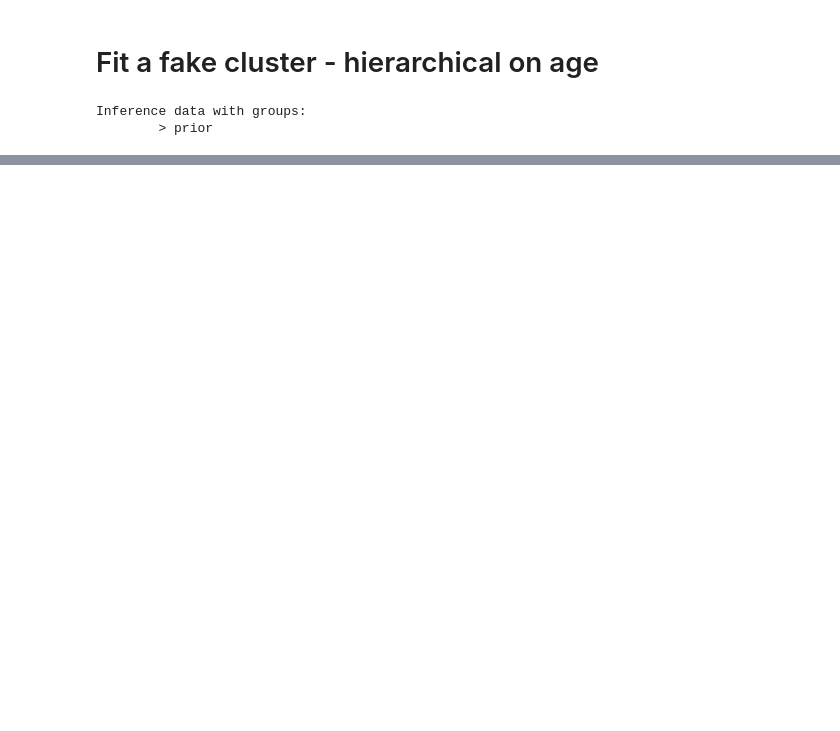
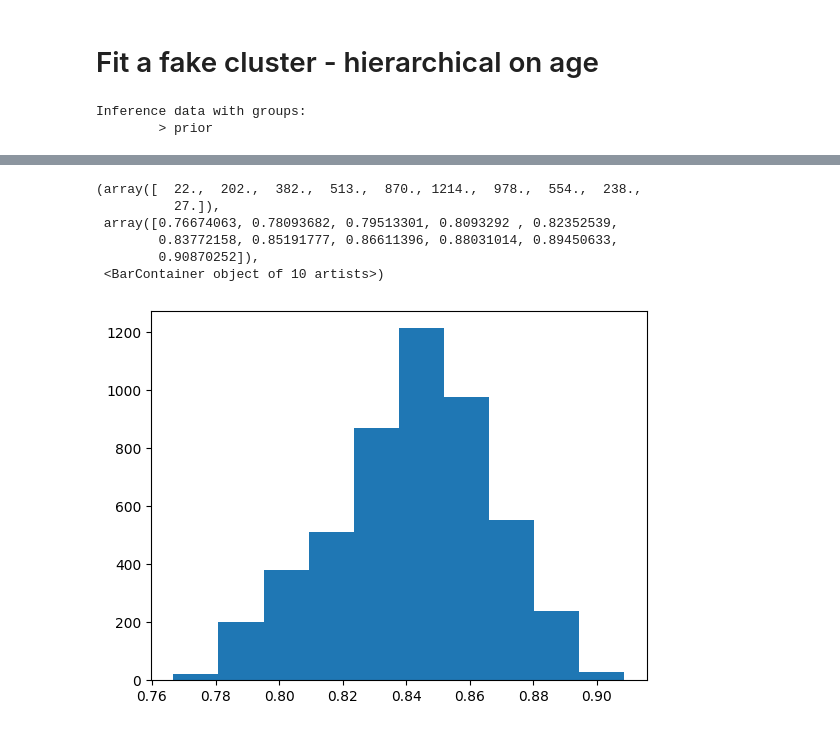
Before and after one commit to ehatt98/M4-hierarchical, a Jupyter notebook: notebooks/single-star-real.ipynb, the cells around one changed output, grey strips where cells are left out. Cells and saved outputs as stored; diff of their text form; code cells hidden in the pictures; blank space fills up the shorter version.

Commit message:
tests with Maddy's data

```diff
--- a/notebooks/single-star-real.ipynb
+++ b/notebooks/single-star-real.ipynb
@@ -336,0 +277,10 @@ H22
+# %%
+plt.hist(data['posterior']['massini'][0])
+# %% [output]
+(array([  22.,  202.,  382.,  513.,  870., 1214.,  978.,  554.,  238.,
+          27.]),
+ array([0.76674063, 0.78093682, 0.79513301, 0.8093292 , 0.82352539,
+        0.83772158, 0.85191777, 0.86611396, 0.88031014, 0.89450633,
+        0.90870252]),
+ <BarContainer object of 10 artists>)
+[figure, added]
```
Also changed, not shown: parts of 15 cells of this notebook, 3 other files.
